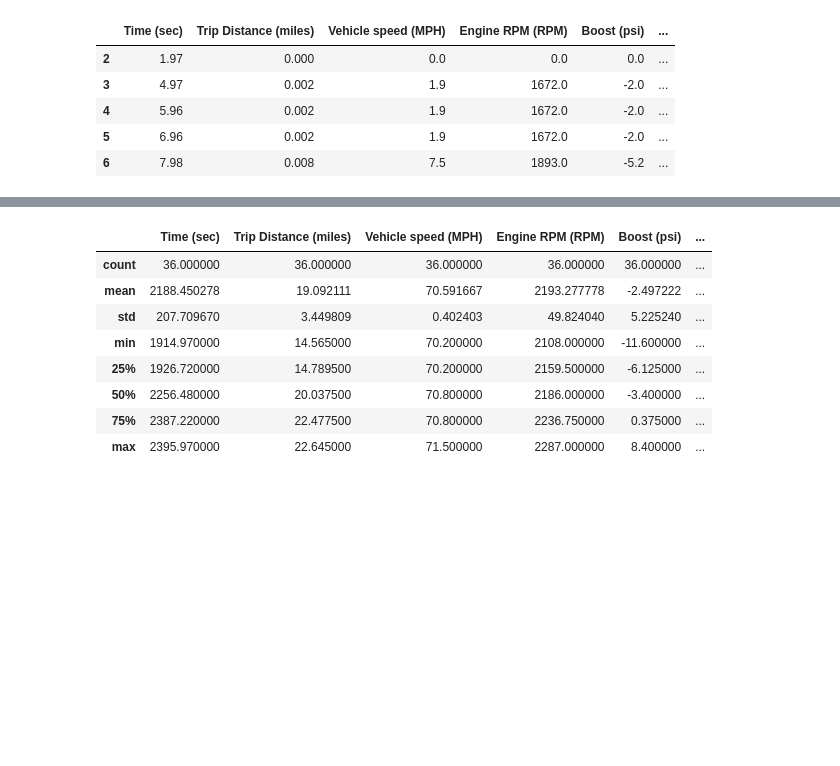
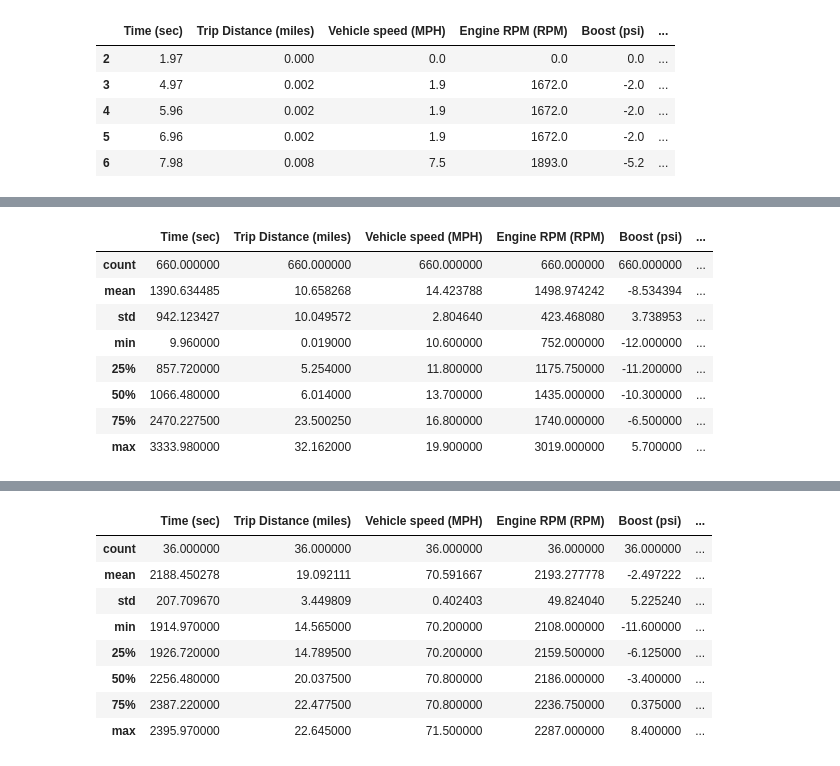
Before and after one commit to SecondHandSushi/car-analysis, a Jupyter notebook: analysis_20240822_PM.ipynb, the cells around one changed output, grey strips where cells are left out. Saved outputs shown, nothing was run; the diff lists cells and outputs as text; code cells hidden in the pictures; blank space fills up the shorter version.

```diff
--- a/analysis_20240822_PM.ipynb
+++ b/analysis_20240822_PM.ipynb
@@ -190,9 +216,19 @@ df_less_10 = df_moving[mask]
 # %%
 #creates dataframe where vehicle is moving and speed is between 10 and 20mph
 mask = (df_moving['Vehicle speed (MPH)'] >= 10) & (df_moving['Vehicle speed (MPH)'] <= 20)
 df_10_20 = df_moving[mask]
 #df_10_20.head()
-#df_10_20.describe()
+df_10_20.describe()
+# %% [output]
+|  | Time (sec) | Trip Distance (miles) | Vehicle speed (MPH) | Engine RPM (RPM) | Boost (psi) | ... |
+| count | 660.000000 | 660.000000 | 660.000000 | 660.000000 | 660.000000 | ... |
+| mean | 1390.634485 | 10.658268 | 14.423788 | 1498.974242 | -8.534394 | ... |
+| std | 942.123427 | 10.049572 | 2.804640 | 423.468080 | 3.738953 | ... |
+| min | 9.960000 | 0.019000 | 10.600000 | 752.000000 | -12.000000 | ... |
+| 25% | 857.720000 | 5.254000 | 11.800000 | 1175.750000 | -11.200000 | ... |
+| 50% | 1066.480000 | 6.014000 | 13.700000 | 1435.000000 | -10.300000 | ... |
+| 75% | 2470.227500 | 23.500250 | 16.800000 | 1740.000000 | -6.500000 | ... |
+| max | 3333.980000 | 32.162000 | 19.900000 | 3019.000000 | 5.700000 | ... |
 # %%
 #creates dataframe where vehicle is moving and speed is between 20 and 30mph
 mask = (df_moving['Vehicle speed (MPH)'] >= 20) & (df_moving['Vehicle speed (MPH)'] <= 30)
```
Also changed, not shown: parts of 19 cells of this notebook.
